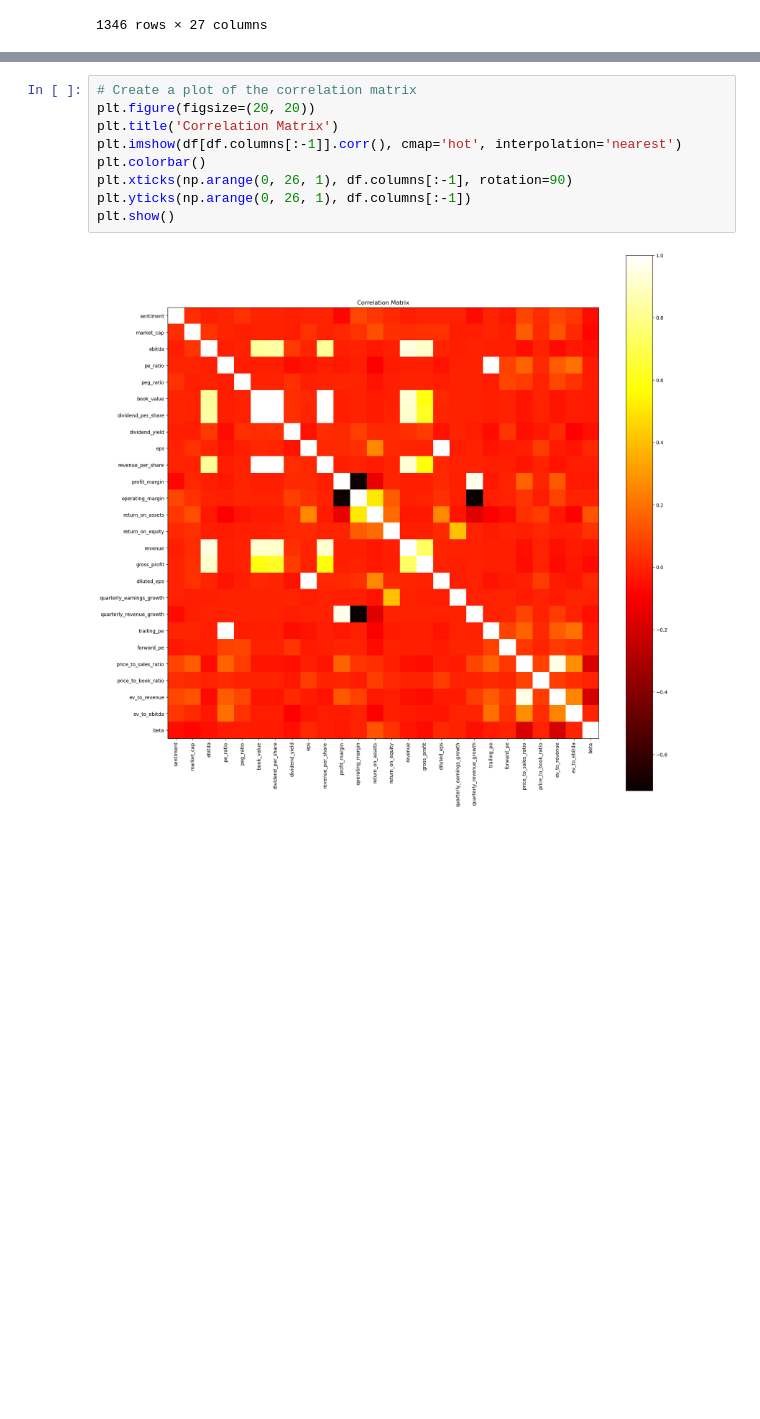
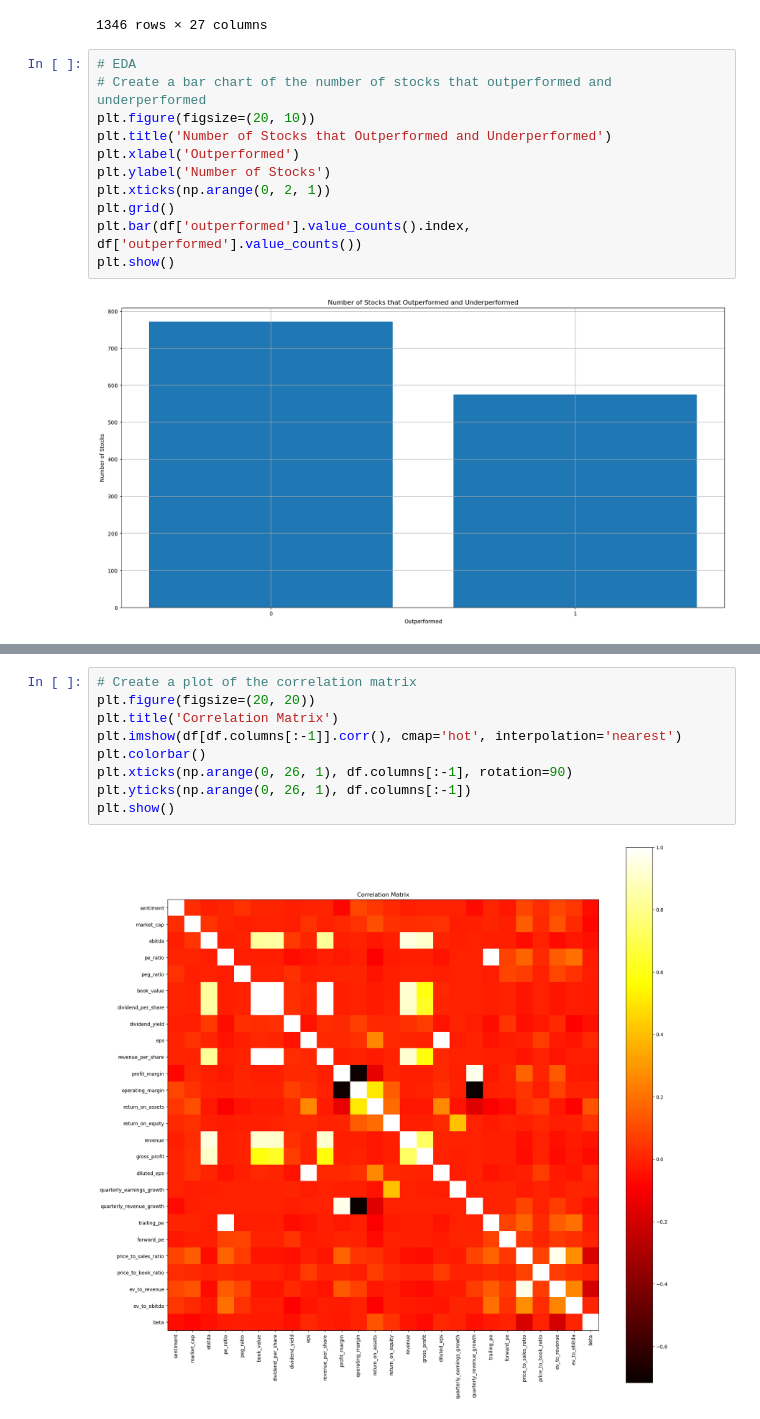
Before and after one commit to itsGarrin/Stock-Predictor-DS4400, a Jupyter notebook: src/stock_predictor.ipynb, the cells around one changed output, grey strips where cells are left out. Saved outputs shown, nothing was run; the diff lists cells and outputs as text; blank space fills up the shorter version.

```diff
--- a/src/stock_predictor.ipynb
+++ b/src/stock_predictor.ipynb
@@ -58,3 +58,16 @@ df
 | ZWS | 0.039737 | 3.754832e+09 | 2.132000e+08 | 56.21 | 1.084 | 9.130 | 0.200 | 0.0131 | ... |
 | ZYXI | 0.170081 | 4.603460e+08 | 2.606500e+07 | 27.91 | 0.000 | 1.774 | 0.000 | 0.0000 | ... |
 1346 rows × 27 columns
+# %%
+# EDA
+# Create a bar chart of the number of stocks that outperformed and underperformed
+plt.figure(figsize=(20, 10))
+plt.title('Number of Stocks that Outperformed and Underperformed')
+plt.xlabel('Outperformed')
+plt.ylabel('Number of Stocks')
+plt.xticks(np.arange(0, 2, 1))
+plt.grid()
+plt.bar(df['outperformed'].value_counts().index, df['outperformed'].value_counts())
+plt.show()
+# %% [output]
+[figure, added]
```
Also changed, not shown: parts of 8 cells of this notebook.
